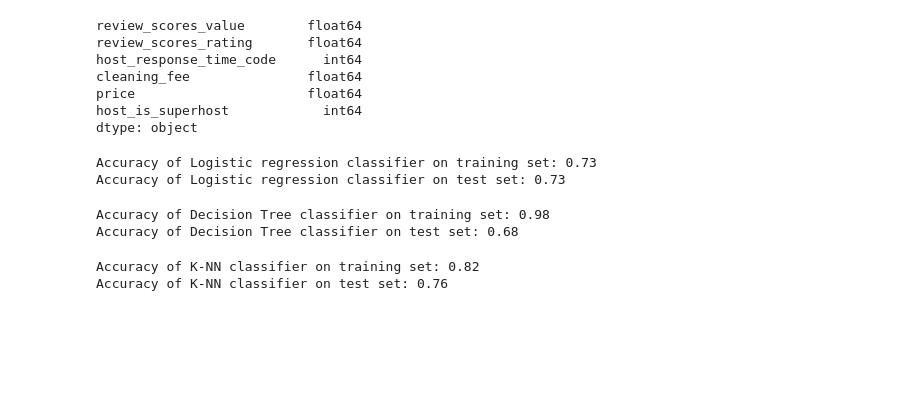
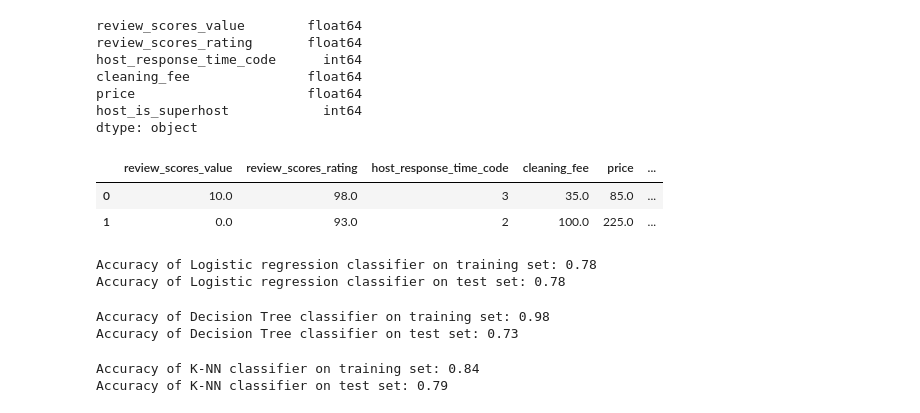
Before and after one commit to eyambaita/dsc-3-final-project-online-ds-pt-100118, a Jupyter notebook: student.ipynb, the cells around one changed output. Cells and saved outputs as stored; diff of their text form; code cells hidden in the pictures; blank space fills up the shorter version.

```diff
--- a/student.ipynb
+++ b/student.ipynb
@@ -478,6 +460,14 @@ cleaning_fee               float64
 price                      float64
 host_is_superhost            int64
 dtype: object
+# %%
+#Processing review score values such that values are either a 10 or not
+df_new6.loc[df_new6.review_scores_value < 10, 'review_scores_value'] = 0
+df_new6.head(2)
+# %% [output]
+|  | review_scores_value | review_scores_rating | host_response_time_code | cleaning_fee | price | ... |
+| 0 | 10.0 | 98.0 | 3 | 35.0 | 85.0 | ... |
+| 1 | 0.0 | 93.0 | 2 | 100.0 | 225.0 | ... |
 # %%
 feature_names1 = ['review_scores_rating', 'host_response_time_code','cleaning_fee','price','host_is_superhost']
 X = df_new6[feature_names1]
@@ -501,8 +491,8 @@ print('Accuracy of Logistic regression classifier on training set: {:.2f}'
 print('Accuracy of Logistic regression classifier on test set: {:.2f}'
      .format(logreg.score(X_test, y_test)))
 # %% [output]
-Accuracy of Logistic regression classifier on training set: 0.73
-Accuracy of Logistic regression classifier on test set: 0.73
+Accuracy of Logistic regression classifier on training set: 0.78
+Accuracy of Logistic regression classifier on test set: 0.78
 # %%
 # For Decision Tree
 from sklearn.tree import DecisionTreeClassifier
@@ -513,7 +503,7 @@ print('Accuracy of Decision Tree classifier on test set: {:.2f}'
      .format(clf.score(X_test, y_test)))
 # %% [output]
 Accuracy of Decision Tree classifier on training set: 0.98
-Accuracy of Decision Tree classifier on test set: 0.68
+Accuracy of Decision Tree classifier on test set: 0.73
 # %%
 #For K Nearest Neighbor
 from sklearn.neighbors import KNeighborsClassifier
@@ -524,8 +514,8 @@ print('Accuracy of K-NN classifier on training set: {:.2f}'
 print('Accuracy of K-NN classifier on test set: {:.2f}'
      .format(knn.score(X_test, y_test)))
 # %% [output]
-Accuracy of K-NN classifier on training set: 0.82
-Accuracy of K-NN classifier on test set: 0.76
+Accuracy of K-NN classifier on training set: 0.84
+Accuracy of K-NN classifier on test set: 0.79
 # %%
 #For Linear discriminant
 from sklearn.discriminant_analysis import LinearDiscriminantAnalysis
```
Also changed, not shown: parts of 13 cells of this notebook.
